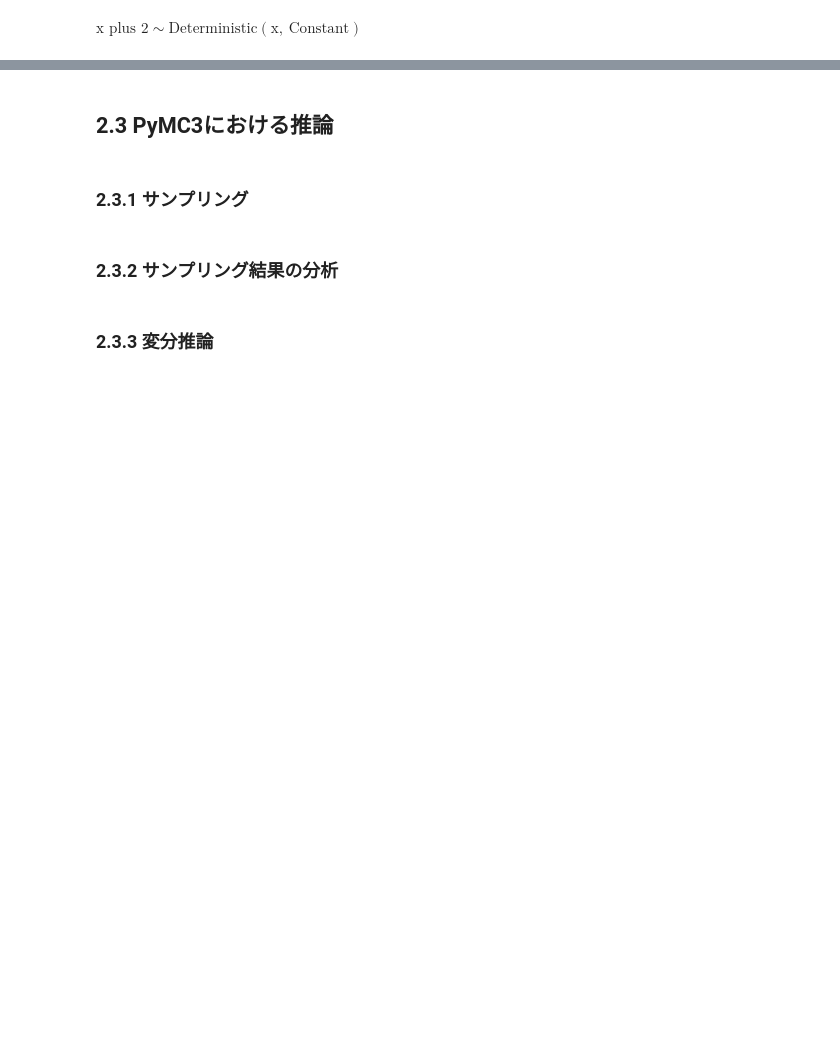
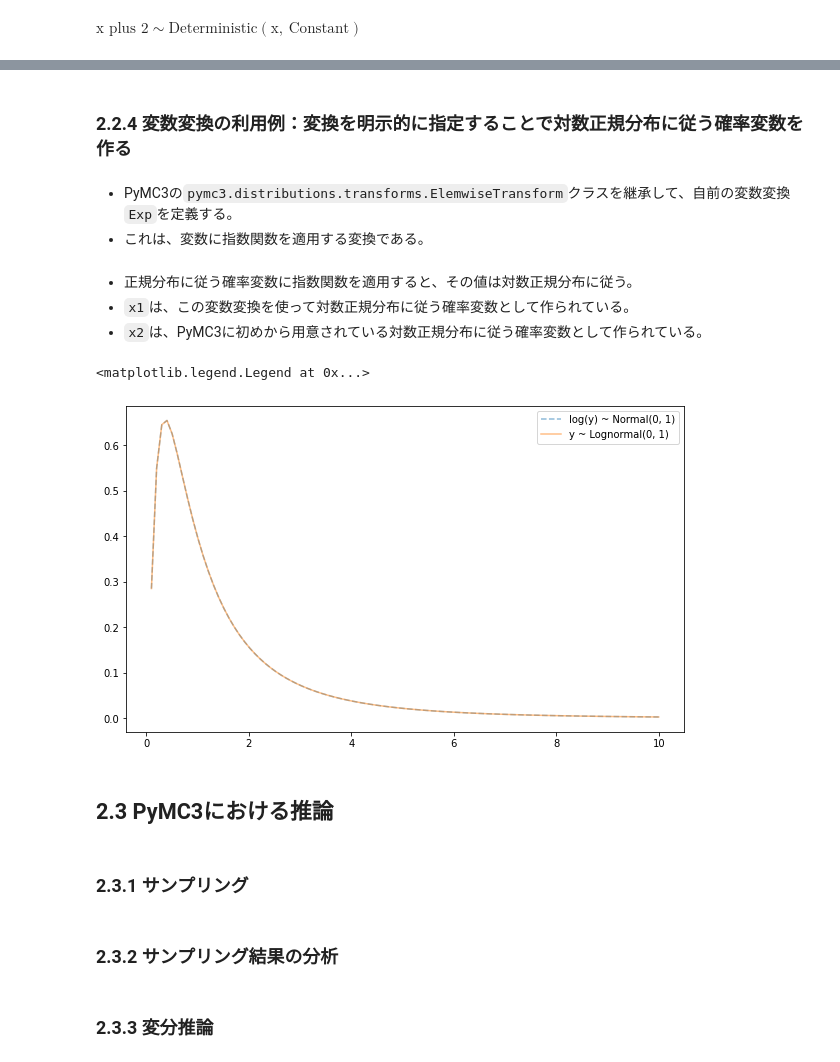
Before and after one commit to tomonari-masada/course2021-stats2, a Jupyter notebook: 02_PyMC_1.ipynb, the cells around one changed output, grey strips where cells are left out. Drawn from its saved outputs; the diff is of its cells as text; code cells hidden in the pictures; blank space fills up the shorter version.

```diff
--- a/02_PyMC_1.ipynb
+++ b/02_PyMC_1.ipynb
@@ -267,7 +268,6 @@ class Normal(pymc3.distributions.distribution.Continuous)
 with pm.Model() as model:
     x = pm.Normal("x", mu=0, sigma=1)
     y = pm.Gamma("y", alpha=1, beta=1)
-    plus_2 = x + 2
     summed = x + y
     squared = x ** 2
     sined = pm.math.sin(x)
@@ -307,3 +346,59 @@ $\text{x plus 2} \sim \text{Deterministic}(\text{x},~\text{Constant})$
+# %% [markdown]
+### 2.2.4 変数変換の利用例：変換を明示的に指定することで対数正規分布に従う確率変数を作る
+# %% [markdown]
+* PyMC3の`pymc3.distributions.transforms.ElemwiseTransform`クラスを継承して、自前の変数変換`Exp`を定義する。
+ * これは、変数に指数関数を適用する変換である。
+# %%
+import theano.tensor as tt # PyMC3でのテンソル型 cf. https://docs.pymc.io/PyMC3_and_Theano.html
+import pymc3.distributions.transforms as tr
+
+class Exp(tr.ElemwiseTransform):
+    name = "exp"
+
+    def backward(self, x):
+        return tt.log(x)
+
+    def forward(self, x):
+        return tt.exp(x)
+
+    def jacobian_det(self, x):
+        return -tt.log(x)
+# %% [markdown]
+* 正規分布に従う確率変数に指数関数を適用すると、その値は対数正規分布に従う。
+ * `x1`は、この変数変換を使って対数正規分布に従う確率変数として作られている。
+ * `x2`は、PyMC3に初めから用意されている対数正規分布に従う確率変数として作られている。
+# %%
+with pm.Model() as model:
+    x1 = pm.Normal("x1", 0.0, 1.0, transform=Exp())
+    x2 = pm.Lognormal("x2", 0.0, 1.0)
+# %%
+from IPython.core.pylabtools import figsize
+import matplotlib.pyplot as plt
+
+figsize(10, 6)
+
+lognorm1 = model.named_vars["x1_exp__"]
+lognorm2 = model.named_vars["x2"]
+
+_, ax = plt.subplots(1, 1)
+x = np.linspace(0.0, 10.0, 100)
+ax.plot(
+    x,
+    np.exp(lognorm1.distribution.logp(x).eval()),
+    "--",
+    alpha=0.5,
+    label="log(y) ~ Normal(0, 1)",
+)
+ax.plot(
+    x,
+    np.exp(lognorm2.distribution.logp(x).eval()),
+    alpha=0.5,
+    label="y ~ Lognormal(0, 1)",
+)
+plt.legend()
+# %% [output]
+<matplotlib.legend.Legend at 0x...>
+[figure, added]
 # %% [markdown]
 ## 2.3 PyMC3における推論
 # %% [markdown]
```
Also changed, not shown: parts of 55 cells of this notebook.
